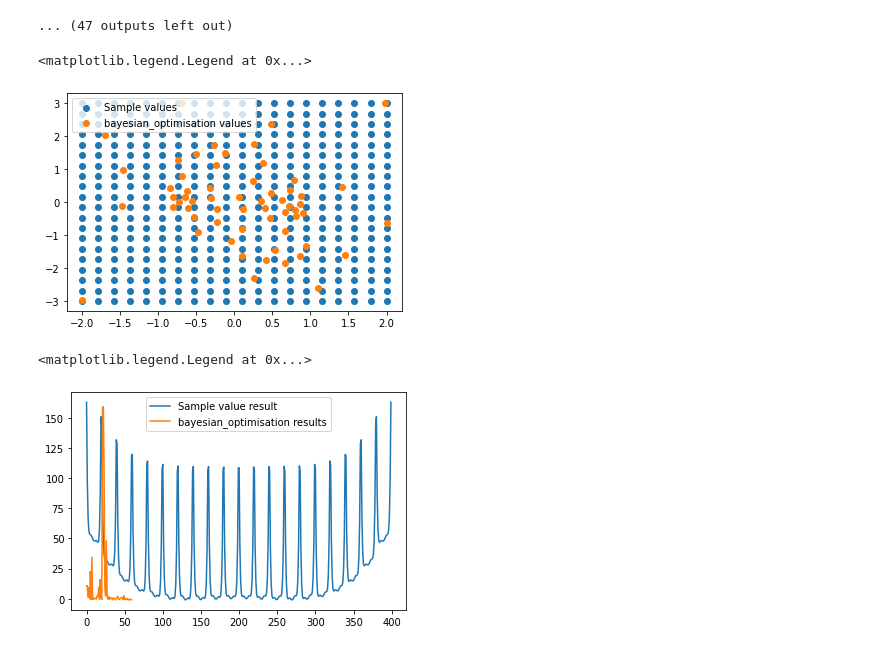
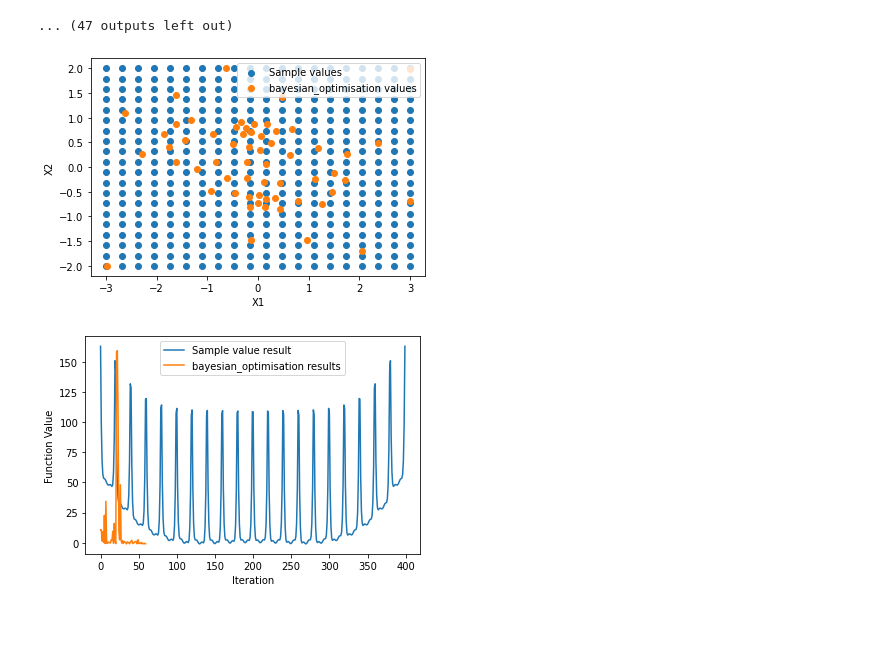
Before and after one commit to siddahant/DESOPT, a Jupyter notebook: bayesian_optimisation.ipynb, the cells around one changed output. Saved outputs shown, nothing was run; the diff lists cells and outputs as text; code cells hidden in the pictures; blank space fills up the shorter version.

Commit message:
Added Plot Labels {completed}

```diff
--- a/bayesian_optimisation.ipynb
+++ b/bayesian_optimisation.ipynb
@@ -76,17 +74,20 @@ plot_iteration(X1, xp, yp, first_iter=0, second_param_grid=X2, optimum=[xp[np.ar
 [figure]
 ... (47 outputs left out)
 # %%
-plt.scatter(param_grid[:,1],param_grid[:,0])
-plt.scatter(xp[:,1],xp[:,0])
+plt.scatter(param_grid[:,0],param_grid[:,1])
+plt.scatter(xp[:,0],xp[:,1])
 plt.legend(["Sample values","bayesian_optimisation values"])
+plt.xlabel("X1")
+plt.ylabel('X2')
+plt.show()
 # %% [output]
-<matplotlib.legend.Legend at 0x...>
-[figure, old version]
+[figure, new version]
 # %%
-
 plt.plot(real)
 plt.plot(yp)
 plt.legend(["Sample value result","bayesian_optimisation results"])
+plt.xlabel("Iteration")
+plt.ylabel("Function Value")
+plt.show()
 # %% [output]
-<matplotlib.legend.Legend at 0x...>
-[figure, old version]
+[figure, new version]
```
Also changed, not shown: parts of 1 cell of this notebook.
